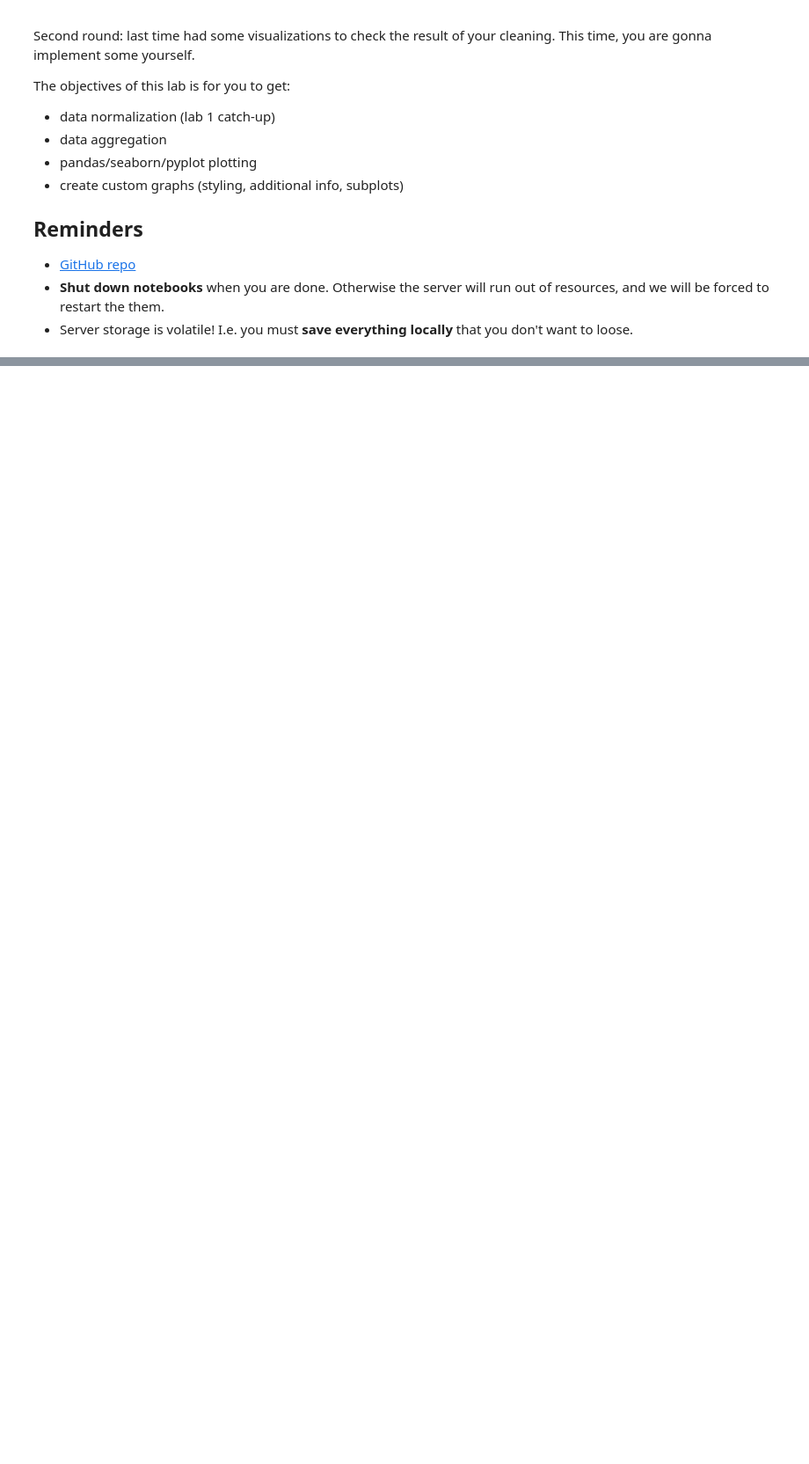
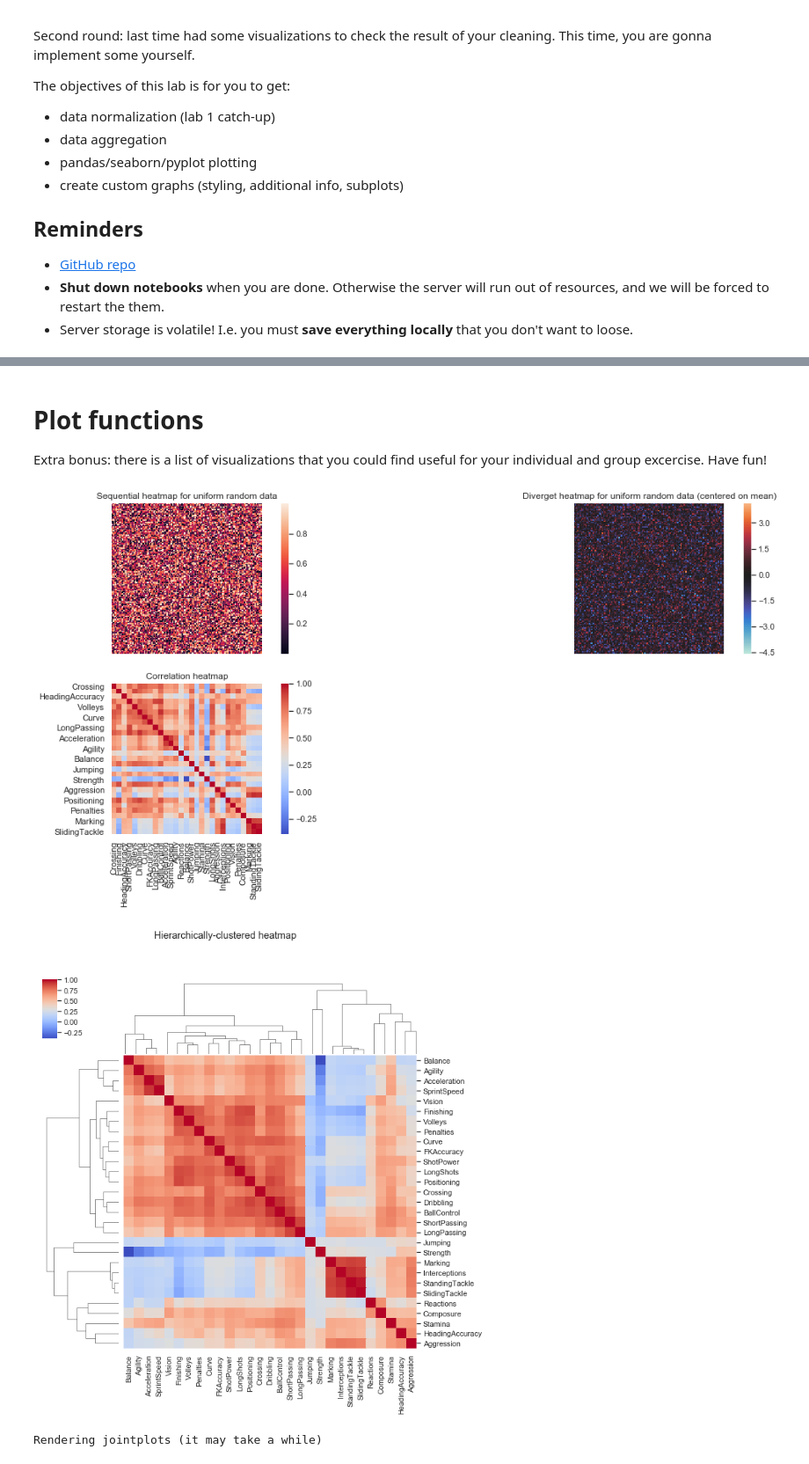
Before and after one commit to Faur/ITU-Data-Science-in-Games-Exercises, a Jupyter notebook: development/Lab2 Visualizations.ipynb, the cells around one changed output, grey strips where cells are left out. Shown at 88% size. Saved outputs shown, nothing was run; the diff lists cells and outputs as text; code cells hidden in the pictures; blank space fills up the shorter version.

```diff
--- a/development/Lab2 Visualizations.ipynb
+++ b/development/Lab2 Visualizations.ipynb
@@ -209,0 +215,48 @@ with sns.axes_style('white'):
+# %% [markdown]
+# Plot functions
+
+Extra bonus: there is a list of visualizations that you could find useful for your individual and group excercise. Have fun!
+# %%
+# heatmaps are usefult to represent matrices of values (such as a neural network layer) and functions
+
+plt.subplot(221)
+uniform_data = np.random.rand(128, 128)
+ax = sns.heatmap(uniform_data, square=True)
+ax.set_title('Sequential heatmap for uniform random data')
+ax.set(xticklabels=[], yticklabels=[])
+
+plt.subplot(222)
+normal_data = np.random.randn(128, 128)
+ax = sns.heatmap(normal_data, center=0, square=True)
+ax.set_title('Diverget heatmap for uniform random data (centered on mean)')
+ax.set(xticklabels=[], yticklabels=[])
+
+plt.subplot(223)
+# another use of an heatmap is to show the correlation between variables (calculated with `DataFrame.corr()`)
+correlation = data[data.columns.values[54:83]].corr()
+ax = sns.heatmap(correlation, cmap=diverging_examples[0], square=True)
+ax.set_title('Correlation heatmap')
+
+# Hierarchically-clustered heatmap
+g = sns.clustermap(correlation, cmap=diverging_examples[0], square=True)
+g.fig.suptitle('Hierarchically-clustered heatmap')
+plt.show()
+
+
+jointplots_kinds= ['scatter', 'kde', 'hex', 'reg']
+"""
+scatter(default): scatterplot with marginal histograms
+kde:  kernel density estimate
+hex:  joint histogram
+reg:  regression and kernel density estimates
+"""
+
+with sns.axes_style('white'):
+    g = sns.jointplot('GKDiving', 'GKHandling', data, kind=jointplots_kinds[0])
+g.fig.suptitle('Diving/Handling correlation')
+
+plt.show()
+# %% [output]
+[figure, added]
+[figure, added]
+Rendering jointplots (it may take a while)
```
Also changed, not shown: parts of 24 cells of this notebook.
